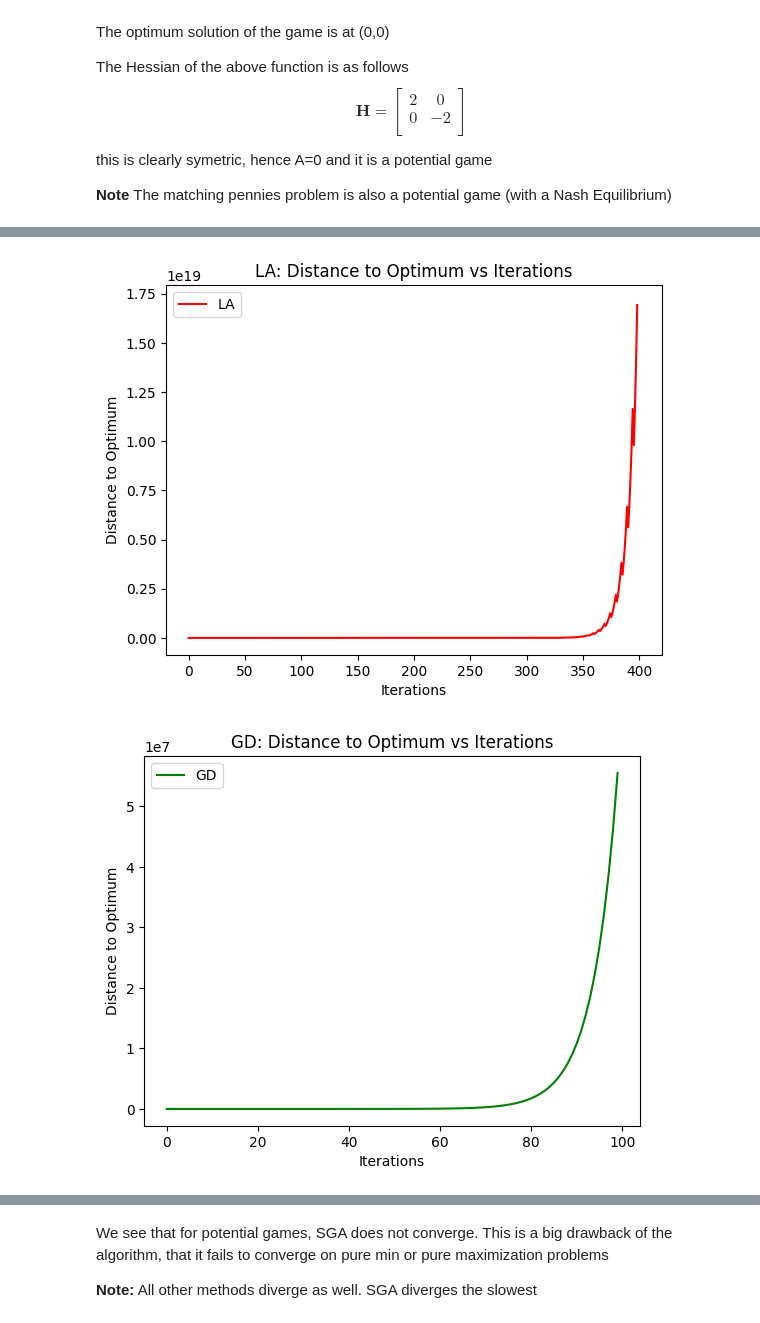
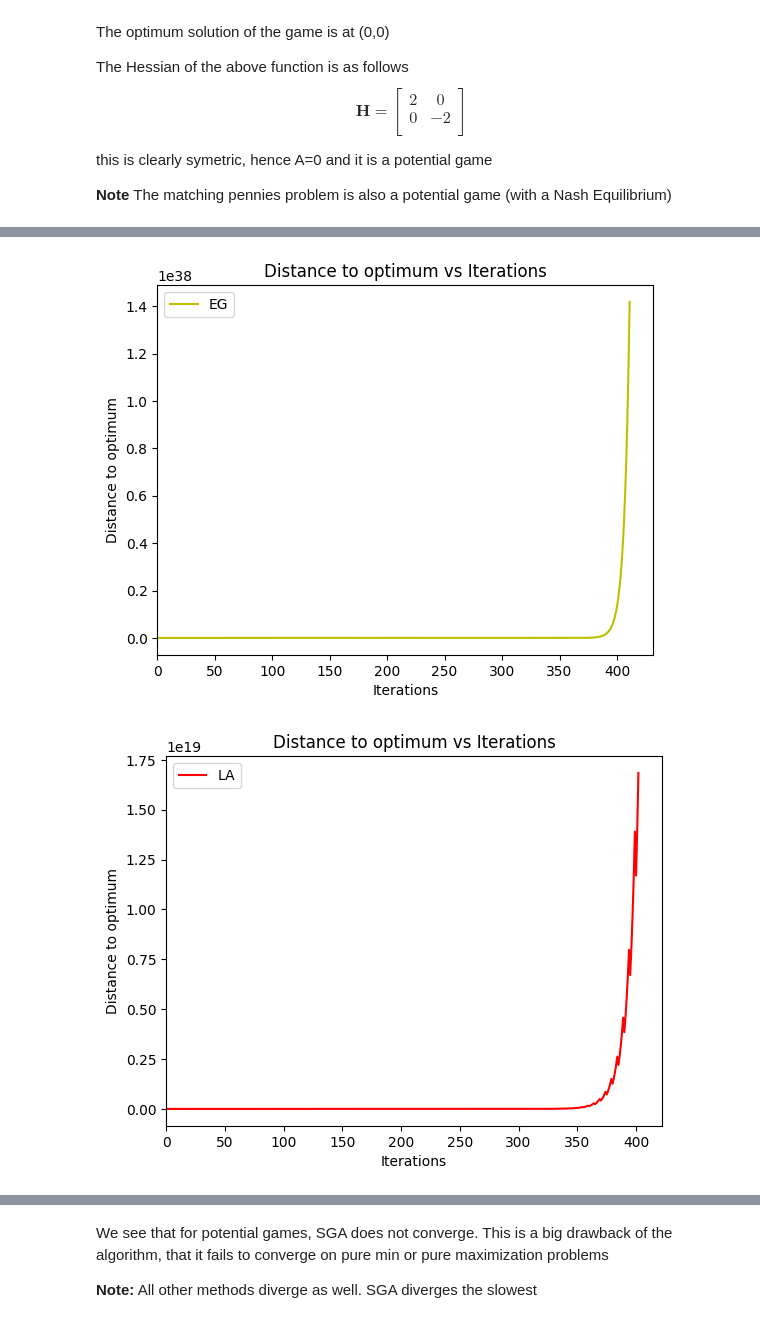
Before and after one commit to aniketSanyal/GamesInMLProject, a Jupyter notebook: Symplectic_Gradient_Adjustment_with_Lookahead.ipynb, the cells around one changed output, grey strips where cells are left out. Drawn from its saved outputs; the diff is of its cells as text; code cells hidden in the pictures.

```diff
--- a/Symplectic_Gradient_Adjustment_with_Lookahead.ipynb
+++ b/Symplectic_Gradient_Adjustment_with_Lookahead.ipynb
@@ -58,7 +58,7 @@ def update_th(th, Ls, alpha, algo, a=0.5, b=0.1, gam=0.1, ep=0.1, lss_lam=0.1):
     d = sum([len(th[i]) for i in range(n)])
     lam = torch.sign(dot_xi*dot_A/d+ep)
     grads = [grad_L[i][i]+lam*A_t_xi[i] for i in range(n)]
-  elif algo =='improved-sga':
+  elif algo =='sga-add':
     xi = torch.cat([grad_L[i][i] for i in range(n)])
     ham = torch.dot(xi, xi.detach())
     H_t_xi = [get_gradient(ham, th[i]) for i in range(n)]
@@ -391,25 +389,33 @@ plt.legend()
 # %%
-# SGA
 plt.plot(distances_sga, linestyle='-', color='b', label='SGA')
-plt.title("SGA: Distance to Optimum vs Iterations")
+plt.title("Distance to optimum vs Iterations")
+plt.xlim(left=0)
 plt.xlabel("Iterations")
-plt.ylabel("Distance to Optimum")
+plt.ylabel("Distance to optimum")
 plt.legend()
 plt.show()
 
-# LA
-plt.plot(distances_la, linestyle='-', color='r', label='LA')
-plt.title("LA: Distance to Optimum vs Iterations")
+plt.plot(distances_eg,linestyle='-', color='y', label='EG')
+plt.title("Distance to optimum vs Iterations")
+plt.xlim(left=0)
 plt.xlabel("Iterations")
-plt.ylabel("Distance to Optimum")
+plt.ylabel("Distance to optimum")
 plt.legend()
 plt.show()
 
-# GD
-plt.plot(distances_gd[:100], linestyle='-', color='g', label='GD')
-plt.title("GD: Distance to Optimum vs Iterations")
+plt.plot(distances_la,  linestyle='-', color='r', label='LA')
+plt.title("Distance to optimum vs Iterations")
+plt.xlim(left=0)
 plt.xlabel("Iterations")
-plt.ylabel("Distance to Optimum")
+plt.ylabel("Distance to optimum")
 plt.legend()
 plt.show()
+
+plt.plot(distances_gd[:100],linestyle='-', color='g', label='GD')
+plt.title("Distance to optimum vs Iterations")
+plt.xlim(left=0)
+plt.xlabel("Iterations")
+plt.ylabel("Distance to optimum")
+plt.legend()
+plt.show()
 # %% [output]
@@ -417,2 +423,2 @@ plt.show()
-[figure, old version]
+[figure, new version]
-[figure, old version]
+[figure, new version]
```
Also changed, not shown: parts of 24 cells of this notebook.
